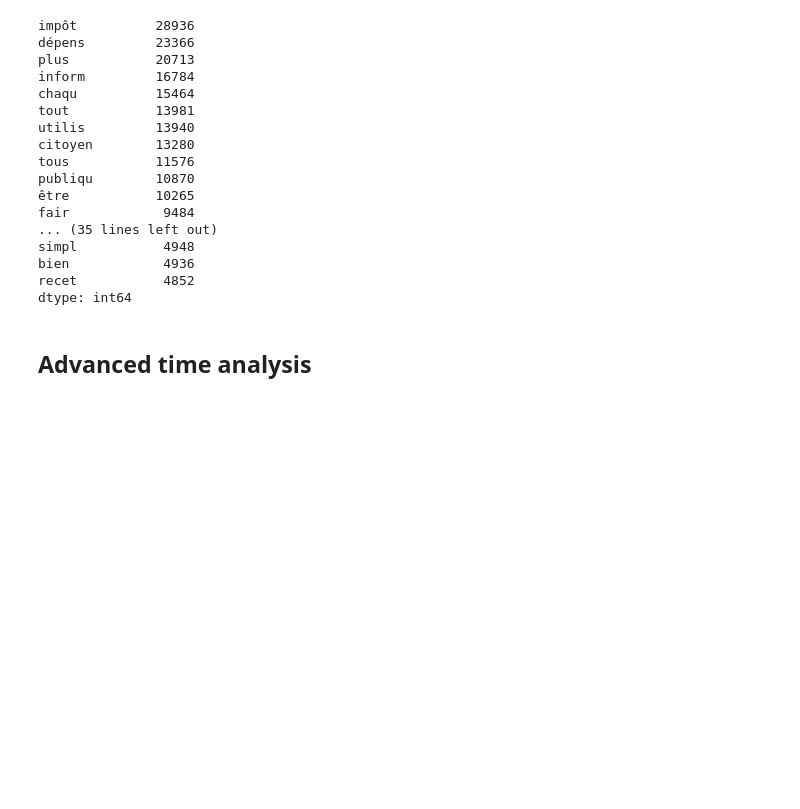
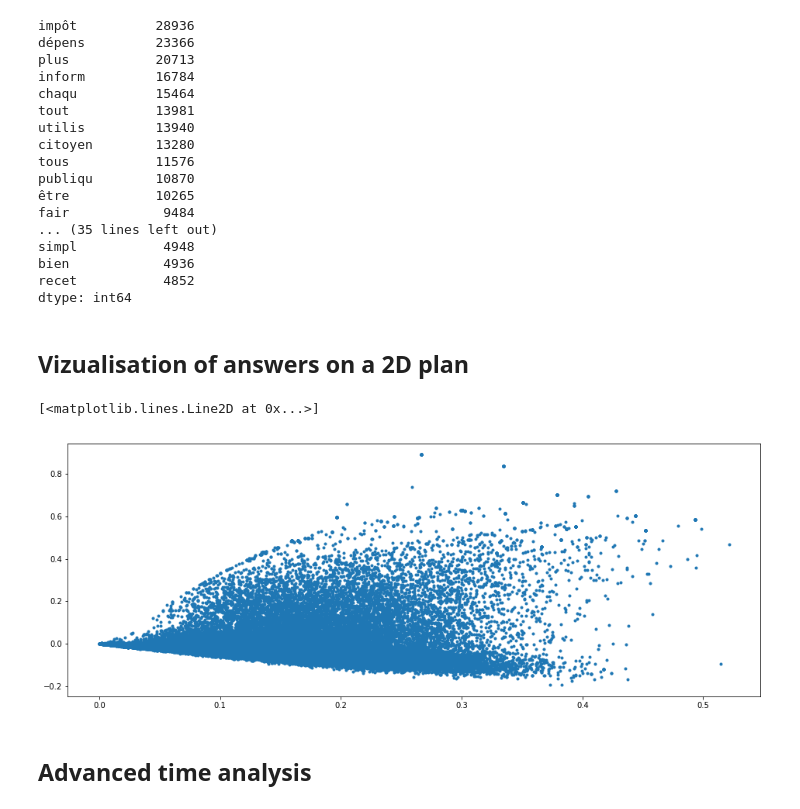
Before and after one commit to guerrapin/grand-debat-hackathon, a Jupyter notebook: Draft_debat_data_analysis.ipynb, the cells around one changed output. Cells and saved outputs as stored; diff of their text form; code cells hidden in the pictures; blank space fills up the shorter version.

Commit message:
add 2D visualisation of answers (PCA)

```diff
--- a/Draft_debat_data_analysis.ipynb
+++ b/Draft_debat_data_analysis.ipynb
@@ -148,16 +148,24 @@ from nltk.corpus import stopwords
 french_stopwords = set(stopwords.words('french'))
 french_stopwords.update({'les', 'a'})
 # %%
+from nltk.stem.snowball import FrenchStemmer
+stemmer = FrenchStemmer()
+
 def remove_stopwords(text):
     return " ".join([word for word in text.split() if word not in french_stopwords])
 
 def remove_specials(text):
     return re.sub("[-,\':]", " ", text)
 
+def stem(tokens):
+    return [stemmer.stem(token) for token in tokens]
+
 clean_callbacks = [
-    str.lower,
-    remove_specials,
-    remove_stopwords
+    str.lower,  # lowercase
+    remove_specials,  # remove few special characters
+    remove_stopwords,  # remove unneccessary words
+    str.split,  # tokenize
+    stem  # apply stemming
 ]
 
 def clean(text):
@@ -165,7 +173,7 @@ def clean(text):
         text = _callback(text)
     return text
 
-cleaned = df['QUXVlc3Rpb246MTYy'].dropna().apply(clean)
+tokens = df['QUXVlc3Rpb246MTYy'].dropna().progress_apply(clean)
 # %% [markdown]
 ## Most common words
 # %%
@@ -203,6 +201,27 @@ simpl           4948
 bien            4936
 recet           4852
 dtype: int64
+# %% [markdown]
+## Vizualisation of answers on a 2D plan
+# %%
+from sklearn.feature_extraction.text import TfidfVectorizer
+
+def join_tokens(_tokens):
+    return " ".join(_tokens)
+
+data = tokens.apply(join_tokens)
+vectorizer = TfidfVectorizer(lowercase=None)
+vectors = vectorizer.fit_transform(data)
+# %%
+from sklearn.decomposition import TruncatedSVD
+
+svd = TruncatedSVD(n_components=2)
+reduced_vectors = svd.fit_transform(vectors)
+# %%
+plt.plot(reduced_vectors[:,0], reduced_vectors[:,1], '.')
+# %% [output]
+[<matplotlib.lines.Line2D at 0x...>]
+[figure, added]
 # %% [markdown]
 ## Advanced time analysis
 # %% [markdown]
```
Also changed, not shown: parts of 4 cells of this notebook.
